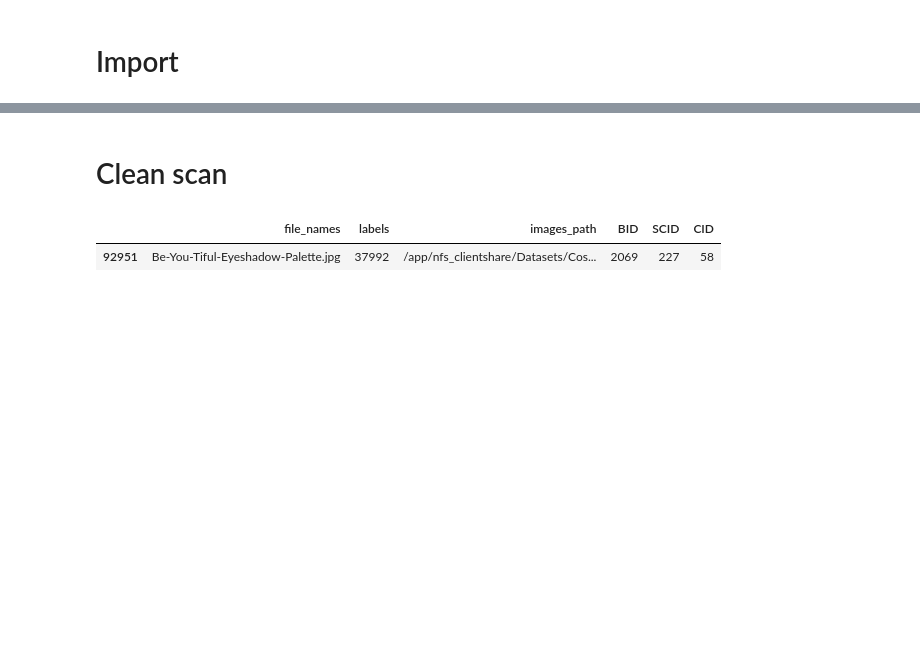
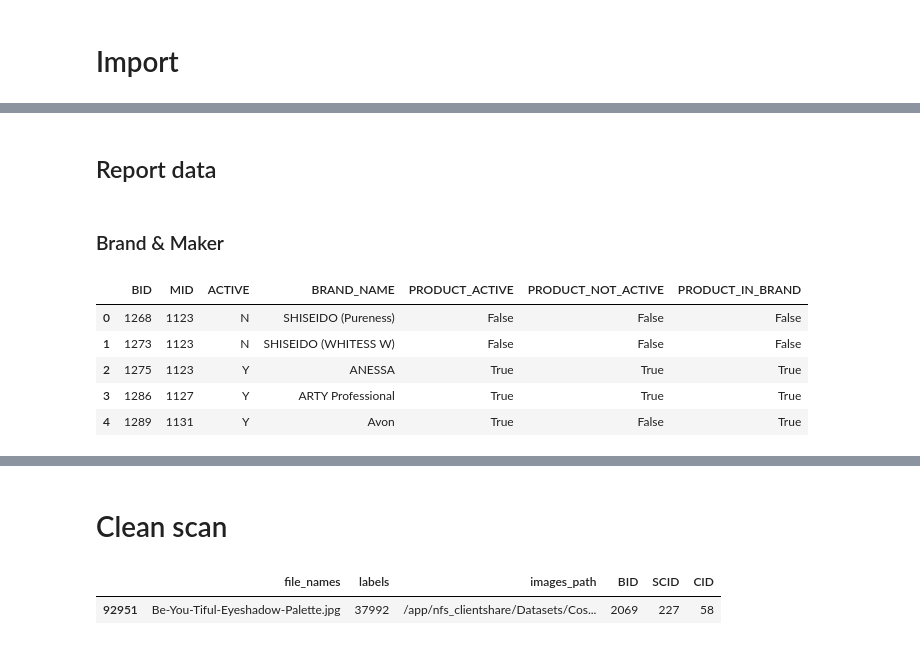
Before and after one commit to suthipongg/Similarity_model, a Jupyter notebook: db_cosmenet/push_real_data_scanner.ipynb, the cells around one changed output, grey strips where cells are left out. Cells and saved outputs as stored; diff of their text form; code cells hidden in the pictures; blank space fills up the shorter version.

```diff
--- a/push_real_data_scanner.ipynb
+++ b/db_cosmenet/push_real_data_scanner.ipynb
@@ -352,0 +119,13 @@ KeyboardInterrupt:
+# %%
+# Filter only category and subcategory
+cat_and_subcat_block_index = b_iblock_section['IBLOCK_ID'] == 6
+cat_subcat_data = b_iblock_section[cat_and_subcat_block_index]
+cat_subcat_data = cat_subcat_data.drop(columns=['IBLOCK_ID'])
+# not active
+cat_subcat_not_active_index = cat_subcat_data['ACTIVE'] == 'N'
+cat_subcat_not_active_data = cat_subcat_data[cat_subcat_not_active_index]
+cat_subcat_not_active_data = cat_subcat_not_active_data.drop(columns=['ACTIVE'])
+# active
+cat_subcat_active_index = cat_subcat_data['ACTIVE'] == 'Y'
+cat_subcat_active_data = cat_subcat_data[cat_subcat_active_index]
+cat_subcat_active_data = cat_subcat_active_data.drop(columns=['ACTIVE'])
@@ -352,0 +515,17 @@ KeyboardInterrupt:
+# %% [markdown]
+## Report data
+# %% [markdown]
+### Brand & Maker
+# %%
+brand_data_report = brand_data.copy()
+brand_data_report['PRODUCT_ACTIVE'] = brand_data_report['BID'].isin(product_active_data['BID'])
+brand_data_report['PRODUCT_NOT_ACTIVE'] = brand_data_report['BID'].isin(product_not_active_data['BID'])
+brand_data_report['PRODUCT_IN_BRAND'] = brand_data_report['BID'].isin(product_data['BID'])
+brand_data_report.head()
+# %% [output]
+|  | BID | MID | ACTIVE | BRAND_NAME | PRODUCT_ACTIVE | PRODUCT_NOT_ACTIVE | PRODUCT_IN_BRAND |
+| 0 | 1268 | 1123 | N | SHISEIDO (Pureness) | False | False | False |
+| 1 | 1273 | 1123 | N | SHISEIDO (WHITESS W) | False | False | False |
+| 2 | 1275 | 1123 | Y | ANESSA | True | True | True |
+| 3 | 1286 | 1127 | Y | ARTY Professional | True | True | True |
+| 4 | 1289 | 1131 | Y | Avon | True | False | True |
```
Also changed, not shown: parts of 93 cells of this notebook, 1 other file.
